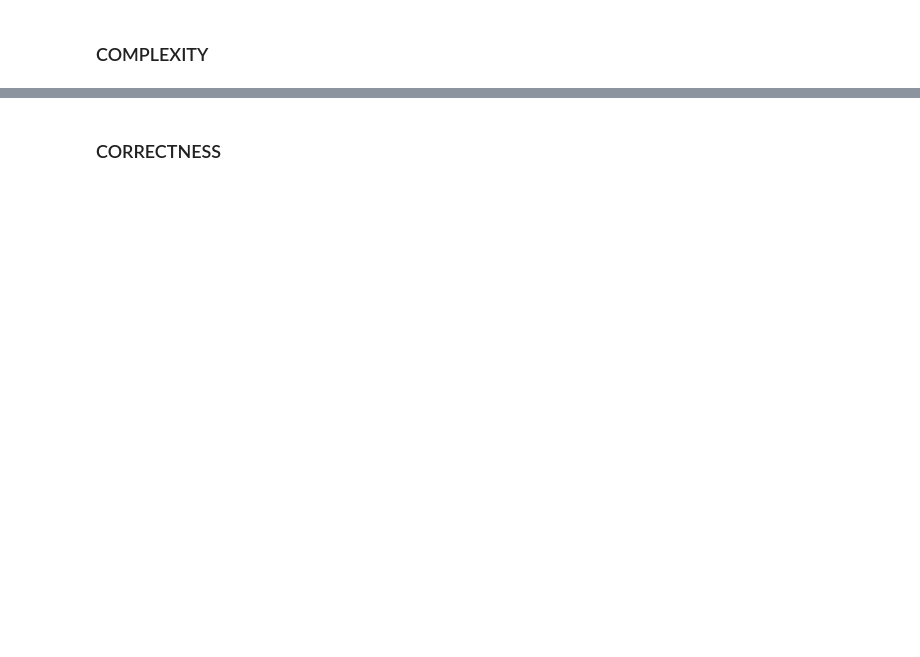
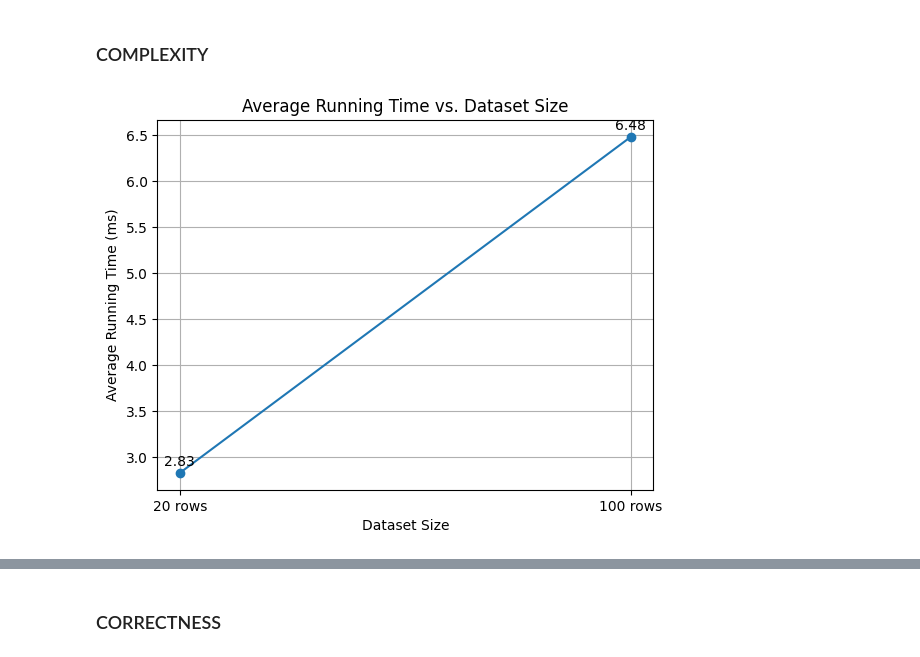
Before and after one commit to ferriitoo/CS538-Combinatorial-Optimization, a Jupyter notebook: CS_538_Project.ipynb, the cells around one changed output, grey strips where cells are left out. Cells and saved outputs as stored; diff of their text form; code cells hidden in the pictures; blank space fills up the shorter version.

```diff
--- a/CS_538_Project.ipynb
+++ b/CS_538_Project.ipynb
@@ -200,2 +301,20 @@ sanjiv dice que anadir graficos de complejidad... yo tambien quiero anadir grafi
 # %% [markdown]
 ### COMPLEXITY
+# %%
+# Plot the graph
+x_axis = ['20 rows', '100 rows']
+plt.plot(x_axis, avg_times, marker='o')
+plt.xlabel("Dataset Size")
+plt.ylabel("Average Running Time (ms)")
+plt.title("Average Running Time vs. Dataset Size")
+plt.xticks(x_axis)
+plt.grid()
+
+# Annotate the points
+for i, txt in enumerate(avg_times):
+    plt.annotate(f"{txt:.2f}", (x_axis[i], avg_times[i]), textcoords="offset points", xytext=(0, 5), ha='center')
+
+# Show the plot
+plt.show()
+# %% [output]
+[figure, added]
```
Also changed, not shown: parts of 24 cells of this notebook.
